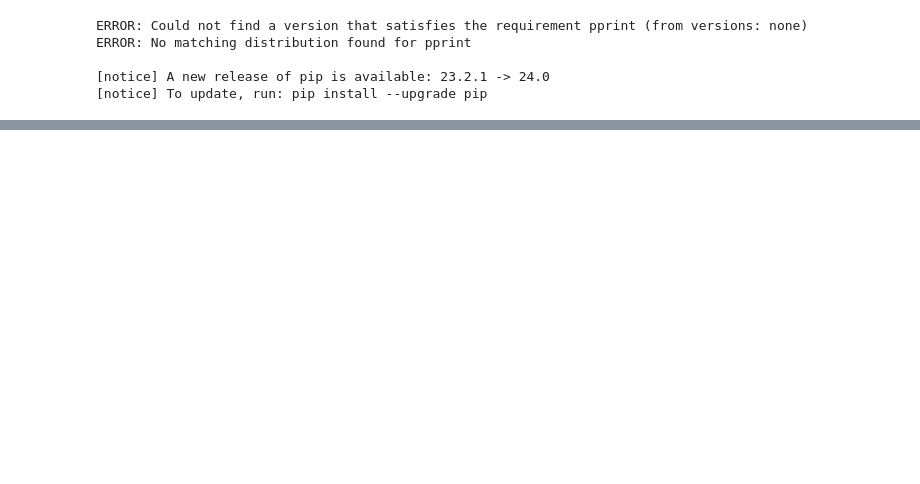
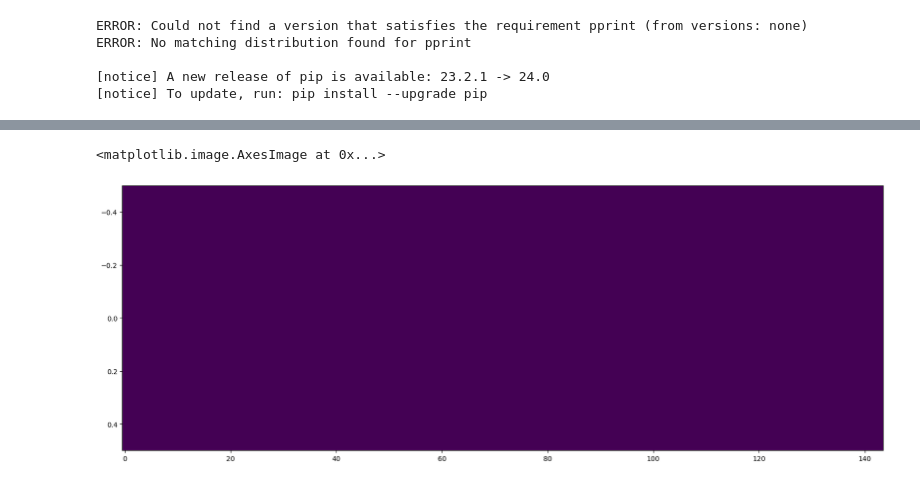
Before and after one commit to Team-Denis/BestHackathon3, a Jupyter notebook: ant_code/sound_offuscation/fft_learning.ipynb, the cells around one changed output, grey strips where cells are left out. Cells and saved outputs as stored; diff of their text form; code cells hidden in the pictures; blank space fills up the shorter version.

```diff
--- a/ant_code/sound_offuscation/fft_learning.ipynb
+++ b/ant_code/sound_offuscation/fft_learning.ipynb
@@ -79,0 +107,8 @@ plt.imshow(fft_mags[0:1000], aspect='auto')
+# %%
+binary = np.where(fft_mags[100:101, :150 - (150 % 8)] > 1000, 1, 0)
+# %%
+fig = plt.figure(figsize=(20, 7))
+plt.imshow(binary, aspect='auto')
+# %% [output]
+<matplotlib.image.AxesImage at 0x...>
+[figure, added]
```
Also changed, not shown: parts of 15 cells of this notebook, 5 other files.
